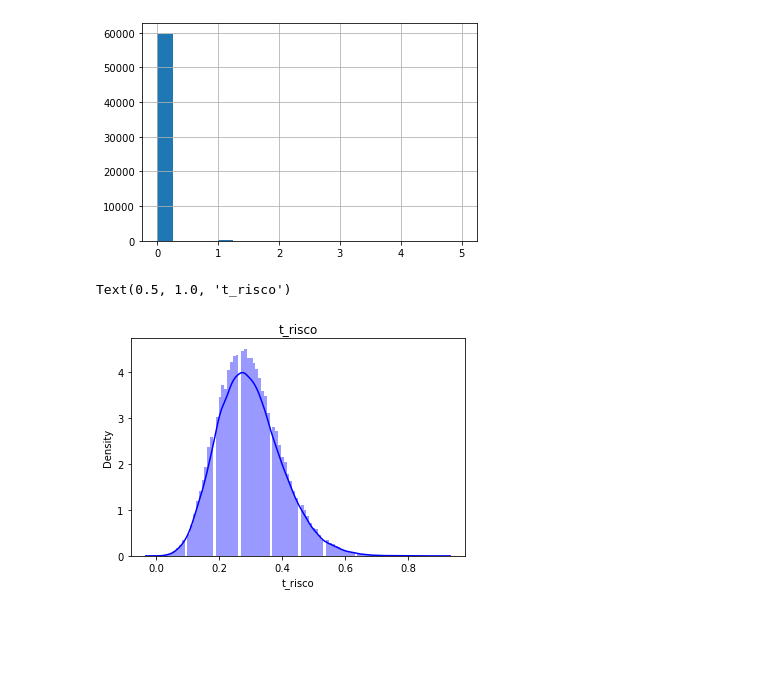
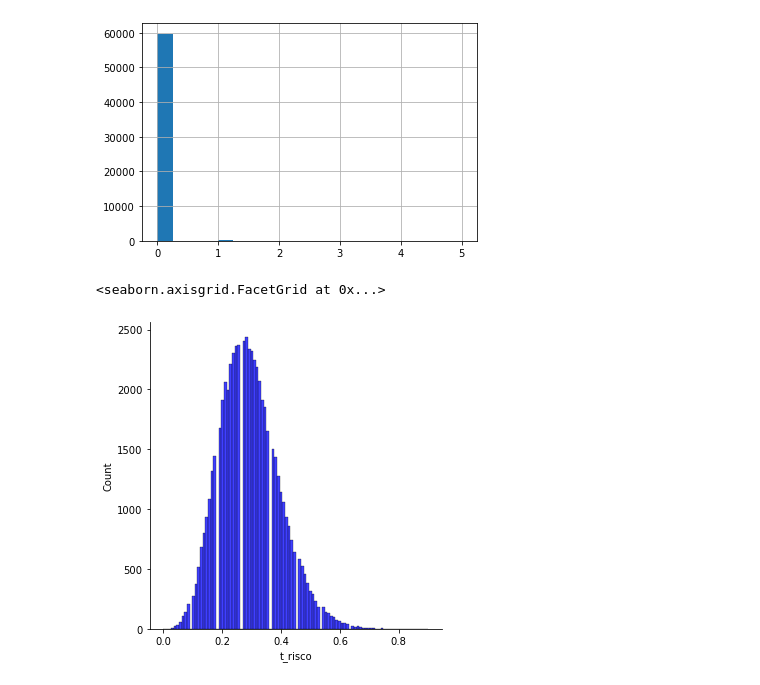
Before and after one commit to ramosrafaela/analise-descritiva-risco_credito, a Jupyter notebook: analise_descritiva_risco_credito.ipynb, the cells around one changed output. Drawn from its saved outputs; the diff is of its cells as text; code cells hidden in the pictures; blank space fills up the shorter version.

```diff
--- a/analise_descritiva_risco_credito.ipynb
+++ b/analise_descritiva_risco_credito.ipynb
@@ -330,7 +346,7 @@ n_emprestimos_inadiplentes
 [figure]
 # %%
 #avaliando que tipo de distribuicao nos temos para t_risco
-sns.distplot(x=df['t_risco'], bins=100, rug=False, color='blue').set_title('t_risco')
+sns.displot(x=df['t_risco'], bins=100, rug=False, color='blue')
 # %% [output]
-Text(0.5, 1.0, 't_risco')
+<seaborn.axisgrid.FacetGrid at 0x...>
-[figure, old version]
+[figure, new version]
```
Also changed, not shown: parts of 33 cells of this notebook.
